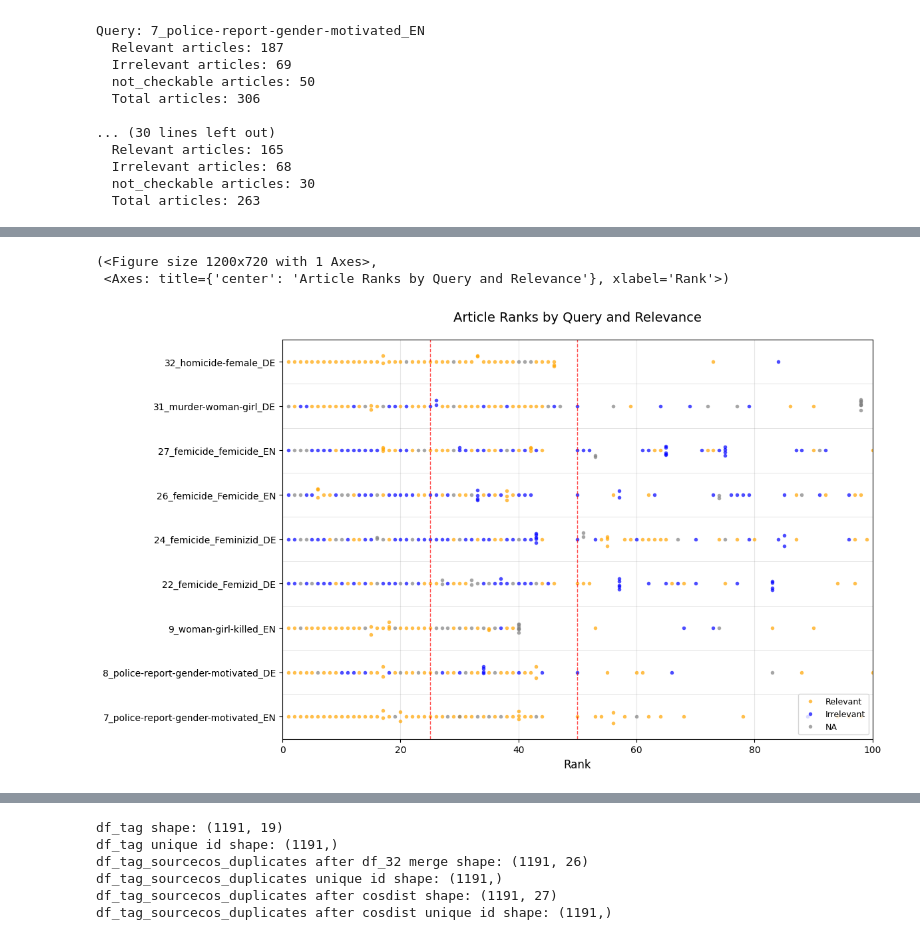
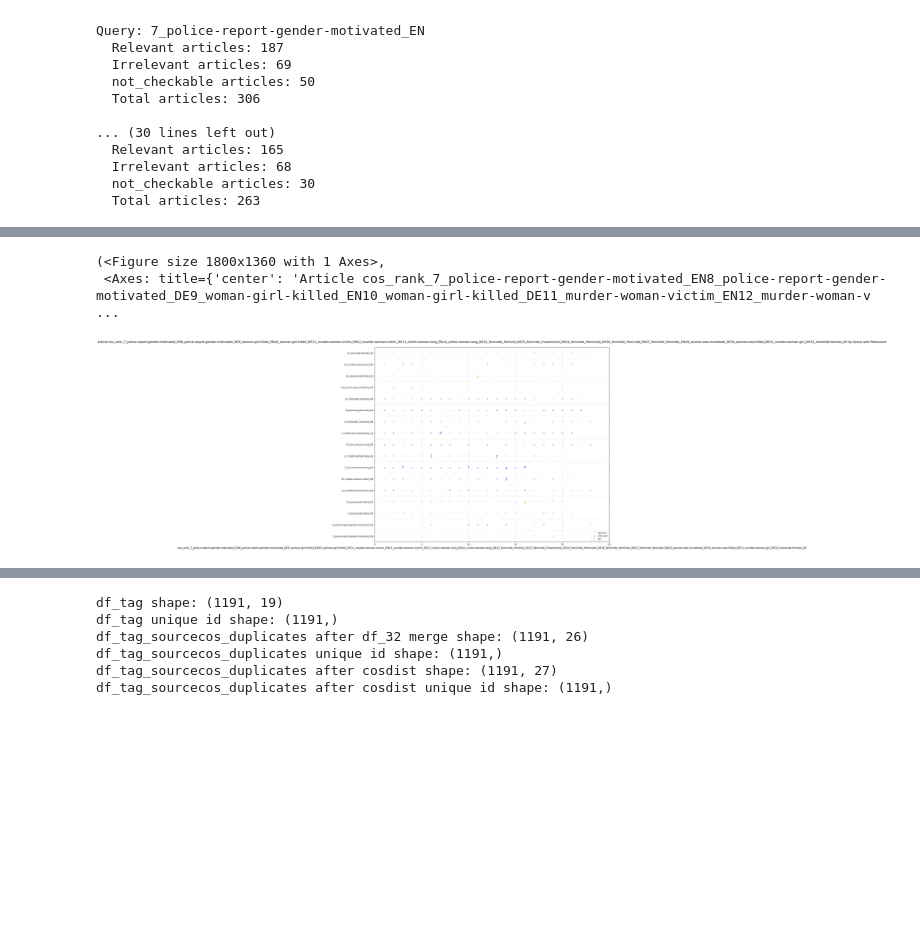
Before and after one commit to madelinemmiller18/geonews_femicide, a Jupyter notebook: experiments/exploratory/query_compare_relevance.ipynb, the cells around one changed output, grey strips where cells are left out. Saved outputs shown, nothing was run; the diff lists cells and outputs as text; code cells hidden in the pictures; blank space fills up the shorter version.

```diff
--- a/experiments/exploratory/query_compare_relevance.ipynb
+++ b/experiments/exploratory/query_compare_relevance.ipynb
@@ -170,29 +198,29 @@ def add_jitter_if_duplicates(ranks, y_pos, jitter_amount=0.15):
     return y_positions
 
 
-def plot_query_ranks(query_data, mainquery=None, threshold=None, tagdata=None, length=100, jitter_amount=0.15):
+def plot_query_outcomes(query_data, x_col='cos_rank_', rel_col ='new_rank' , mainquery=None, threshold=None, tagdata=None, lengthstart=0, lengthend=100, jitter_amount=0.15):
     # Convert list to dataframe for easier grouping
     df_query = pd.DataFrame(query_data)
     queries = df_query['query'].unique()
 
-    fig, ax = plt.subplots(figsize=(12, len(queries) * 0.8))
+    fig, ax = plt.subplots(figsize=(18, len(queries) * 0.8))
 
     for i, query in enumerate(queries):
         y_pos = i
-        rank_col = f'cos_rank_{query}'
+        x_col = f'{x_col}{query}'
 
         # Filter data for this query
         query_subset = df_query[df_query['query'] == query]
 
         if mainquery is not None and threshold is not None and tagdata is not None:
-            column = f'cos_dist_{mainquery}'
+            column = f'{x_col}{mainquery}'
             excluded_ids = tagdata[tagdata[column] >= threshold]['id'].values
 
             relevant_subset = tagdata['woman_murdered'] == True
             excluded_subset = tagdata['id'].isin(excluded_ids)
 
-            rel_excl = tagdata[relevant_subset & excluded_subset][rank_col].values
-            irrel_excl = tagdata[~relevant_subset & excluded_subset][rank_col].values
+            rel_excl = tagdata[relevant_subset & excluded_subset][x_col].values
+            irrel_excl = tagdata[~relevant_subset & excluded_subset][x_col].values
 
             # Add jitter only if duplicates exist
             rel_excl_y = add_jitter_if_duplicates(rel_excl, y_pos, jitter_amount)
@@ -205,27 +233,27 @@ def plot_query_ranks(query_data, mainquery=None, threshold=None, tagdata=None, l
                     's', alpha=0.7, color='blue', ms=6, mec='black', mew=1.5,
                     label=f'Irrelevant ({mainquery} excluded)' if i == 0 else '')
 
-        # Get relevant and irrelevant ranks from the list/dataframe
-        relevant_ranks = query_subset[query_subset['relevance'] == True]['new_rank'].values
-        irrelevant_ranks = query_subset[query_subset['relevance'] == False]['new_rank'].values
-        na_ranks = query_subset.loc[query_subset['relevance'].isna(), 'new_rank'].values
+        # Get relevant and irrelevant from the list/dataframe
+        relevant = query_subset[query_subset['relevance'] == True][rel_col].values
+        irrelevant = query_subset[query_subset['relevance'] == False][rel_col].values
+        na = query_subset.loc[query_subset['relevance'].isna(), rel_col].values
 
         # Add jitter only if duplicates exist
-        relevant_y = add_jitter_if_duplicates(relevant_ranks, y_pos, jitter_amount)
-        irrelevant_y = add_jitter_if_duplicates(irrelevant_ranks, y_pos, jitter_amount)
-        na_y = add_jitter_if_duplicates(na_ranks, y_pos, jitter_amount)
+        relevant_y = add_jitter_if_duplicates(relevant, y_pos, jitter_amount)
+        irrelevant_y = add_jitter_if_duplicates(irrelevant, y_pos, jitter_amount)
+        na_y = add_jitter_if_duplicates(na, y_pos, jitter_amount)
 
-        ax.plot(relevant_ranks, relevant_y,
+        ax.plot(relevant, relevant_y,
                 'o', alpha=0.7, color='orange', ms=4, mec='none',
                 label='Relevant' if i == 0 else '')
-        ax.plot(irrelevant_ranks, irrelevant_y,
+        ax.plot(irrelevant, irrelevant_y,
                 'o', alpha=0.7, color='blue', ms=4, mec='none',
                 label='Irrelevant' if i == 0 else '')
-        ax.plot(na_ranks, na_y,
+        ax.plot(na, na_y,
                 'o', alpha=0.7, color='grey', ms=4, mec='none',
                 label='NA' if i == 0 else '')
 
-        all_ranks = np.concatenate([relevant_ranks, irrelevant_ranks, na_ranks])
+        all = np.concatenate([relevant, irrelevant, na])
 
     ax.set_yticks(range(len(queries)))
     ax.set_yticklabels(queries)
@@ -234,24 +262,25 @@ def plot_query_ranks(query_data, mainquery=None, threshold=None, tagdata=None, l
         if i > 0:
             ax.axhline(i - 0.5, color='gray', alpha=0.3, linewidth=0.5)
 
-    ax.set_xlabel("Rank", fontsize=12)
-    ax.set_xlim(0, length)
+    ax.set_xlabel(f'{x_col}', fontsize=12)
+    ax.set_xlim(lengthstart, lengthend)
     ax.set_ylim(-0.5, len(queries) - 0.5)
     ax.axvline(50, color='red', linestyle='--', linewidth=1, alpha=0.7)
     ax.axvline(25, color='red', linestyle='--', linewidth=1, alpha=0.7)
     ax.grid(axis='x', alpha=0.3)
     ax.legend(loc='lower right', fontsize=9)
-    ax.set_title(f"Article Ranks by Query and Relevance", fontsize=14, pad=20)
+    ax.set_title(f"Article {x_col} by Query with Relevance", fontsize=14, pad=20)
 
     plt.tight_layout()
     return fig, ax
 # %%
-plot_query_ranks(df_50_dict, mainquery=None, threshold=None, tagdata=None, length=100)
+plot_query_outcomes(df_25_dict, x_col='cos_rank_', rel_col = 'new_rank',
+                    mainquery=None, threshold=None, tagdata=None, lengthstart=0, lengthend=25)
 #fig.savefig(f'{figure_output_path}query_ranks_deduplicated_top50_plot.png', dpi=300, bbox_inches='tight')
 # %% [output]
-(<Figure size 1200x720 with 1 Axes>,
- <Axes: title={'center': 'Article Ranks by Query and Relevance'}, xlabel='Rank'>)
+(<Figure size 1800x1360 with 1 Axes>,
+ <Axes: title={'center': 'Article cos_rank_7_police-report-gender-motivated_EN8_police-report-gender-motivated_DE9_woman-girl-killed_EN10_woman-girl-killed_DE11_murder-woman-victim_EN12_murder-woman-v ...
-[figure, old version]
+[figure, new version]
 # %%
 tagdata = df_50.merge(df_tag_valid[['id', 'woman_murdered']], on='id', how='left')
 
```
Also changed, not shown: parts of 5 cells of this notebook, 3 other files.
